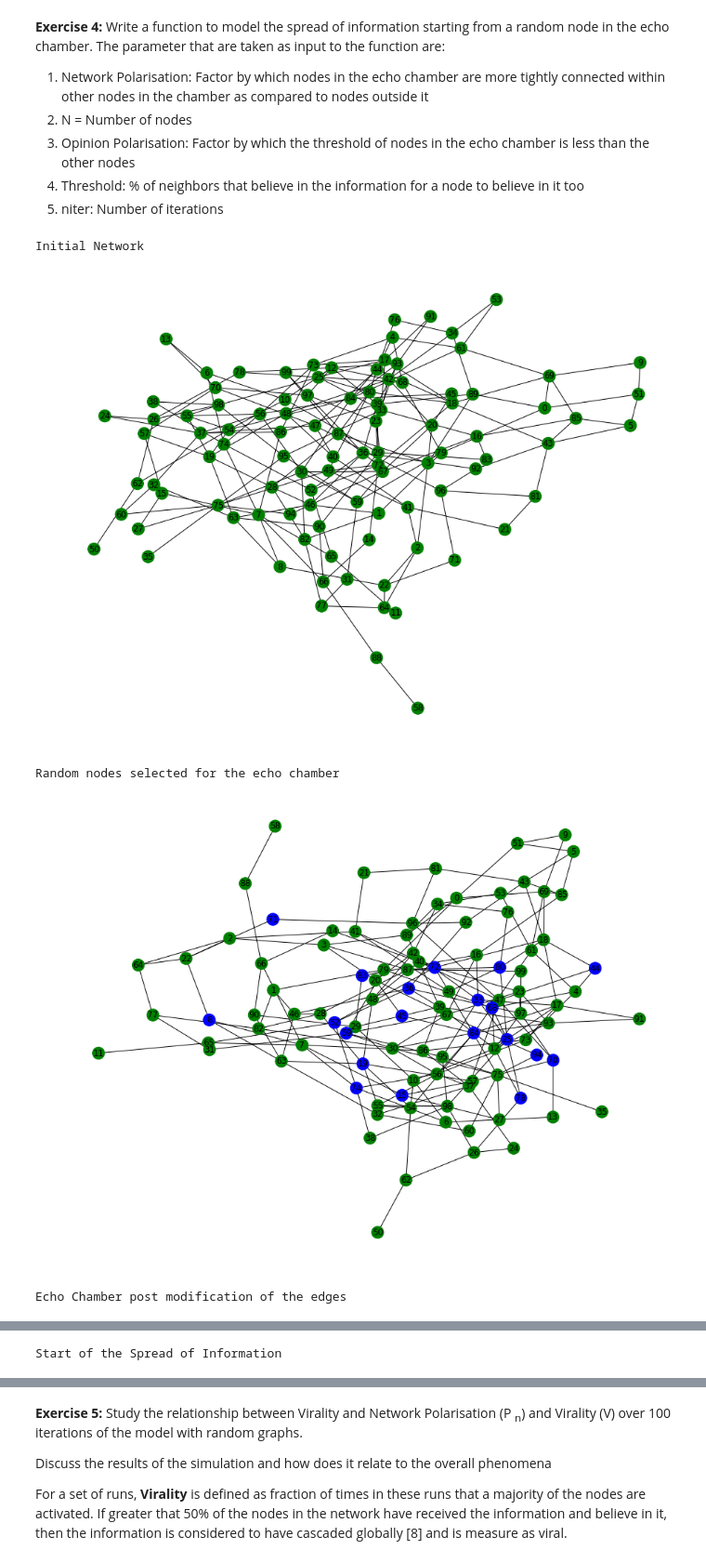
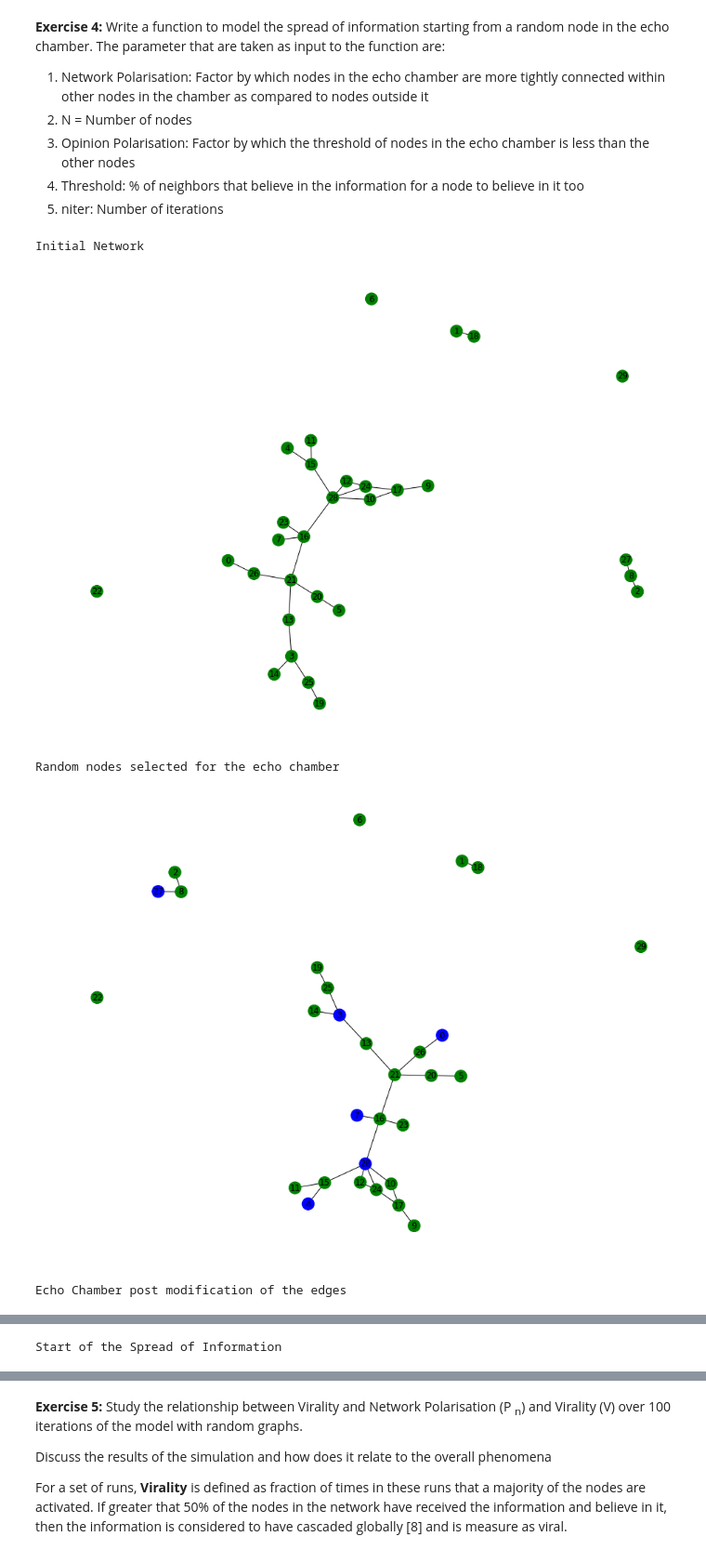
Before and after one commit to asrayousuf/InformationDiffusion, a Jupyter notebook: notebooks/Part-3-EchoChamberEffect.ipynb, the cells around one changed output, grey strips where cells are left out. Shown at 93% size. Saved outputs shown, nothing was run; the diff lists cells and outputs as text; code cells hidden in the pictures.

```diff
--- a/notebooks/Part-3-EchoChamberEffect.ipynb
+++ b/notebooks/Part-3-EchoChamberEffect.ipynb
@@ -152,6 +148,7 @@ def model_information_diffusion(nw_polarisation, N, opinion_polarisation, thresh
         else:
             G, echo_chamber = create_echo_chamber(G, nw_polarisation, opinion_polarisation)
 
+        # Start information spread
         activator_node = random.choice(echo_chamber)
 
         G.nodes[activator_node]['status'] = "activated"
@@ -172,8 +169,12 @@ def model_information_diffusion(nw_polarisation, N, opinion_polarisation, thresh
                             act_count = act_count + 1
                     if act_count > (neighbor_count *  G.nodes[node]['threshold'] ) and act_count!=0:
                         G.nodes[node]['status'] = "activated"
+                        if(viz == 1):
+                            #print("Final Spread of Information")
+                            draw_activated_nodes(G)
             curr_status = nx.get_node_attributes(G, 'status')
             matches = len([i for i, j in zip(prev_status.values(), curr_status.values()) if i == j])
+            # Stop if no change in node status observed
             if matches == G.number_of_nodes():
                 break
         if(viz == 1):
@@ -184,10 +185,10 @@ def model_information_diffusion(nw_polarisation, N, opinion_polarisation, thresh
         res.append(round(sum( x == 'activated' for x in status.values() )/ N, 4))
     return res
 # %%
-res = model_information_diffusion(nw_polarisation= 0.5, N=100, opinion_polarisation=0.1, threshold=0.35, niter = 1, viz = 1)
+res = model_information_diffusion(nw_polarisation= 0.5, N=30, opinion_polarisation=0.1, threshold=0.33, niter = 1, viz = 1)
 # %% [output]
 Initial Network
-[figure, old version]
+[figure, new version]
 Random nodes selected for the echo chamber
-[figure, old version]
+[figure, new version]
 Echo Chamber post modification of the edges
```
Also changed, not shown: parts of 41 cells of this notebook.
